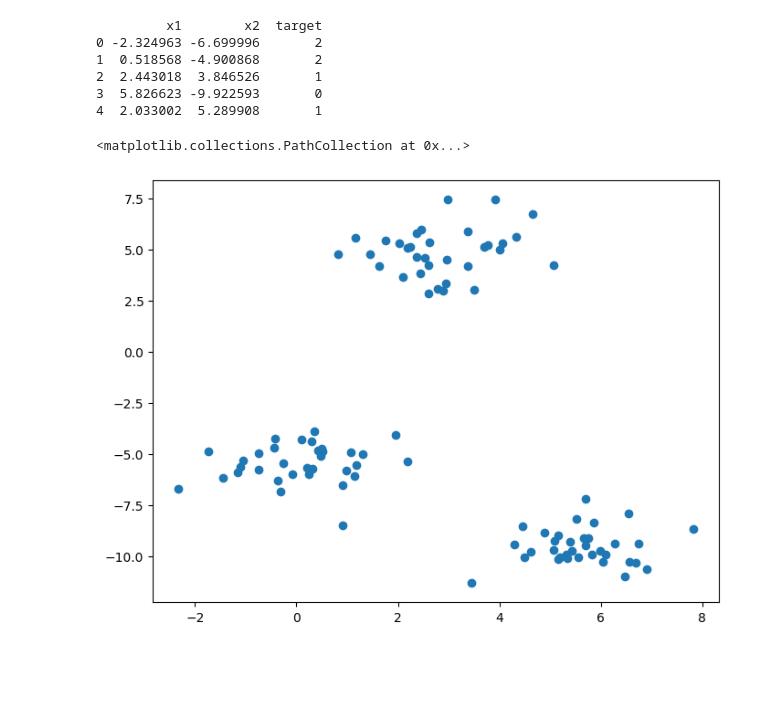
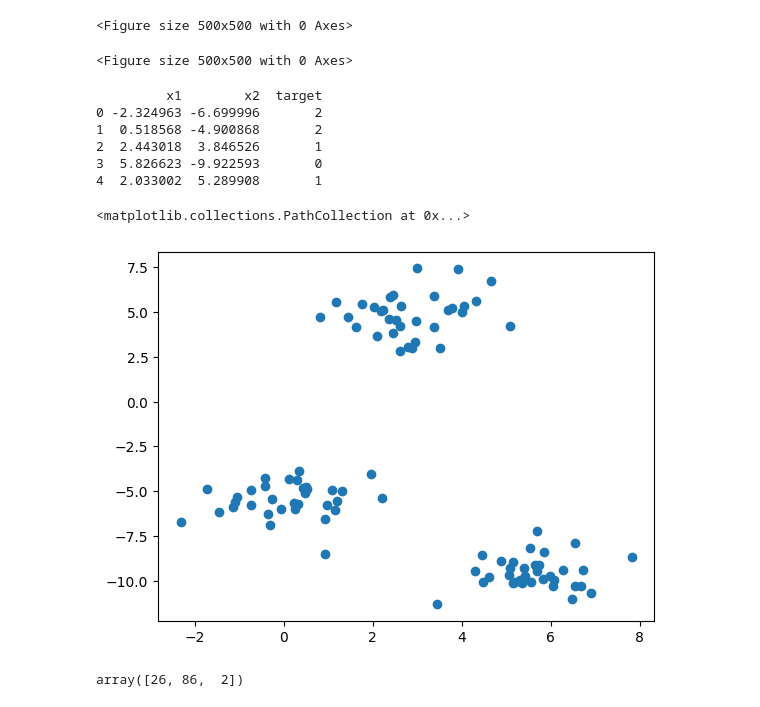
Before and after one commit to 977ADAM/kmeans, a Jupyter notebook: notebooks/01_note.ipynb, the cells around one changed output. Drawn from its saved outputs; the diff is of its cells as text; code cells hidden in the pictures; blank space fills up the shorter version.

```diff
--- a/notebooks/01_note.ipynb
+++ b/notebooks/01_note.ipynb
@@ -3,24 +3,29 @@ import matplotlib.pyplot as plt
 import numpy as np
 import pandas as pd
 from sklearn.datasets import make_moons, make_circles, make_blobs
+from sklearn.cluster import KMeans, DBSCAN
+
+plt.figure(figsize=(5, 5))
+# %% [output]
+<Figure size 500x500 with 0 Axes>
+<Figure size 500x500 with 0 Axes>
 # %%
 # X, y = make_moons(n_samples=100, random_state=10)
 # X, y = make_circles(n_samples=100, factor=0.5, noise=0.05, random_state=10)
-X, y = make_blobs(n_samples=100, random_state=10, centers=3)
+X, y = make_blobs(n_samples=100, random_state=10)
 
 df = pd.DataFrame(X, columns=['x1', 'x2'])
 df['target'] = y
 
 print(df.head())
 
-plt.figure(figsize=(8, 6))
 plt.scatter(df["x1"], df["x2"])
 # %% [output]
          x1        x2  target
 0 -2.324963 -6.699996       2
 1  0.518568 -4.900868       2
 2  2.443018  3.846526       1
 3  5.826623 -9.922593       0
 4  2.033002  5.289908       1
 <matplotlib.collections.PathCollection at 0x...>
-[figure, old version]
+[figure, new version]
@@ -26,0 +34,6 @@ plt.scatter(df["x1"], df["x2"])
+# %%
+np.random.seed(0)
+centroids = np.random.choice(len(df), size=k, replace=False)
+centroids
+# %% [output]
+array([26, 86,  2])
```
Also changed, not shown: parts of 2 cells of this notebook, 3 other files.
